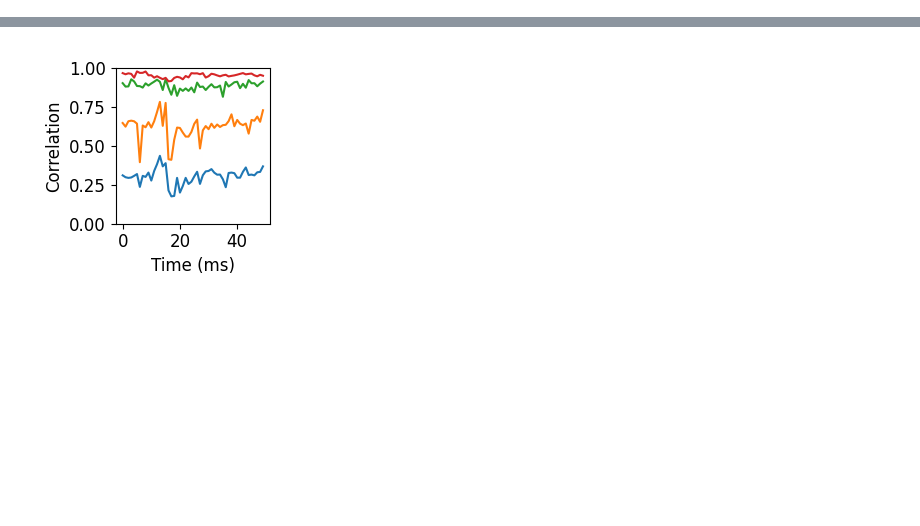
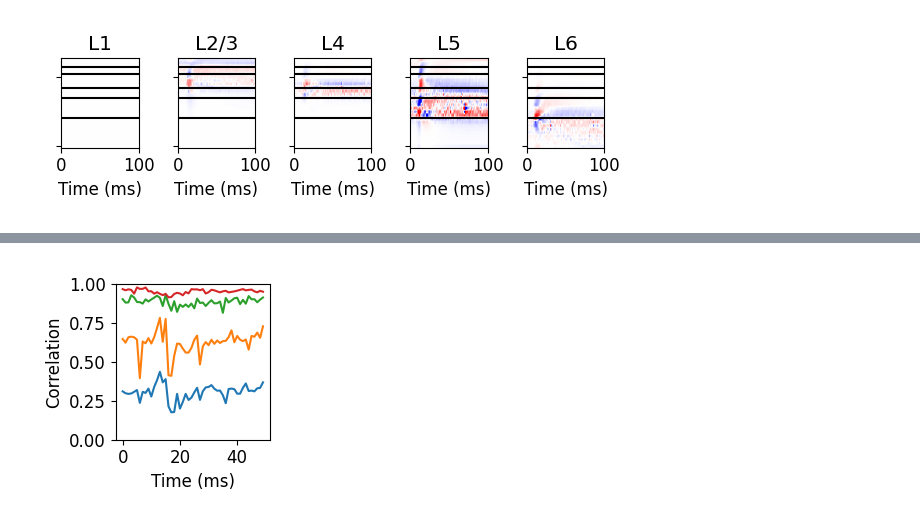
Before and after one commit to joseph-tharayil/csd_paper, a Jupyter notebook: csdCorrelations.ipynb, the cells around one changed output, grey strips where cells are left out. Cells and saved outputs as stored; diff of their text form; code cells hidden in the pictures; blank space fills up the shorter version.

```diff
--- a/csdCorrelations.ipynb
+++ b/csdCorrelations.ipynb
@@ -243,0 +289,2 @@ plt.savefig('figures/csds_std.png',dpi=600)
+# %%
+allLfps = np.load('highRes/EEGs.npy',allow_pickle=True).item()
@@ -243,0 +304,39 @@ plt.savefig('figures/csds_std.png',dpi=600)
+# %%
+downSampled = byLayer[:,:,0:totalLFPHighRes.shape[1]:4]
+# %%
+downSampled = sosfilt(sos, downSampled,axis=1)
+# %%
+plt.figure(figsize=(6,3))
+time = np.linspace(0,3000,3000)
+for j, d in enumerate(downSampled):
+    plt.subplot(1,5,j+1)
+    for i, lfp in enumerate(d.T):
+        if i in breaks:
+            plt.plot([1980,1990],np.array([1e-3*i,1e-3*i])+5e-4,'k')
+        noOffset = lfp-np.mean(lfp)
+        plt.plot(time[1990:2110],noOffset[1990:2110]+1e-3*i,'grey')
+    plt.ylim([-0.001,.026])
+    plt.xticks([])
+    #plt.yticks([])
+    plt.gca().set_axis_off()
+    plt.tight_layout()
+# %%
+fig,ax = plt.subplots(1,5,figsize=(6,2))
+
+titles = ['L1','L2/3','L4','L5','L6']
+
+for i in range(5):
+
+    csdInput = {
+    'lfp' : downSampled[i].T * 1E-3 * pq.V,      # [mV] -> [V],
+    'coord_electrode' : 80 * np.arange(0,downSampled.shape[-1]) * 1e-6 * pq.m,
+    'sigma' : sigma,
+    'f_type' : 'linear',
+    'f_order' : (3, 1)
+    }
+
+    csd = StandardCSD(**csdInput)
+
+    plotFig(ax[i],csd.get_csd(),breaks=breaks,xlabels=True,absmax=True,title=titles[i])
+# %% [output]
+[figure, added]
```
Also changed, not shown: parts of 16 cells of this notebook, 2 other files.
